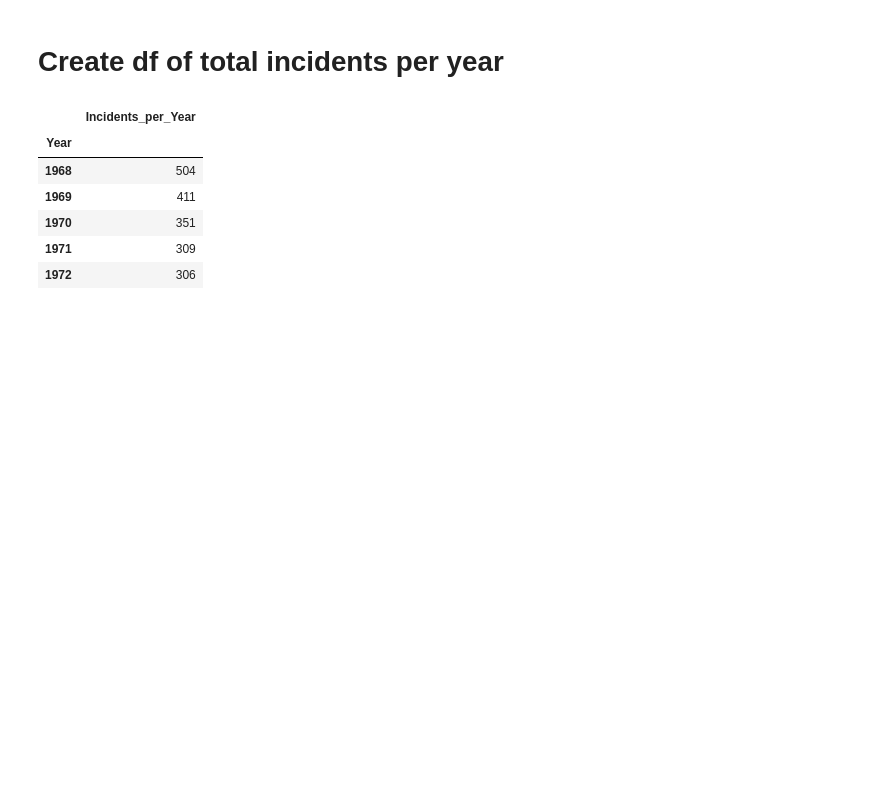
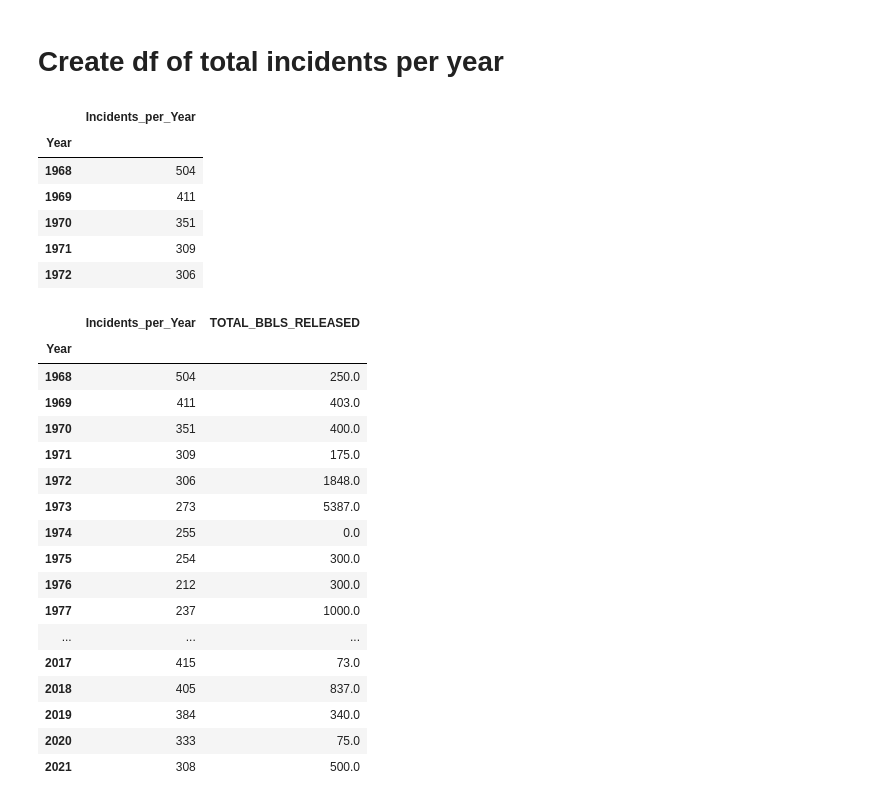
Before and after one commit to JeffreyS-0/Oil_Spills_Overtime_Analysis, a Jupyter notebook: oilspill_dataframes.ipynb, the cells around one changed output. Saved outputs shown, nothing was run; the diff lists cells and outputs as text; code cells hidden in the pictures; blank space fills up the shorter version.

Commit message:
Added new column to incidents_per_year_df

```diff
--- a/oilspill_dataframes.ipynb
+++ b/oilspill_dataframes.ipynb
@@ -452,6 +452,31 @@ incidents_per_year_df.head()
 | 1970 | 351 |
 | 1971 | 309 |
 | 1972 | 306 |
+# %%
+# Add bbls lost to df
+released_df = pd.concat([pre1986_df['LOSS_BBLS'], yr1986_2002_df['TOTAL_BBLS'], yr2002_2009_df['TOTAL_BBLS_RELEASED'], yr2010_present_df['TOTAL_BBLS_RELEASED']], axis=0, ignore_index=True)
+released_df
+incidents_per_year_df['TOTAL_BBLS_RELEASED'] = released_df
+incidents_per_year_df
+# %% [output]
+|  | Incidents_per_Year | TOTAL_BBLS_RELEASED |
+| Year |  |  |
+| 1968 | 504 | 250.0 |
+| 1969 | 411 | 403.0 |
+| 1970 | 351 | 400.0 |
+| 1971 | 309 | 175.0 |
+| 1972 | 306 | 1848.0 |
+| 1973 | 273 | 5387.0 |
+| 1974 | 255 | 0.0 |
+| 1975 | 254 | 300.0 |
+| 1976 | 212 | 300.0 |
+| 1977 | 237 | 1000.0 |
+| ... | ... | ... |
+| 2017 | 415 | 73.0 |
+| 2018 | 405 | 837.0 |
+| 2019 | 384 | 340.0 |
+| 2020 | 333 | 75.0 |
+| 2021 | 308 | 500.0 |
 # %%
 # Export incidents per year to csv file
 incidents_per_year_df.to_csv('incidents_per_year.csv', index=True)
```
